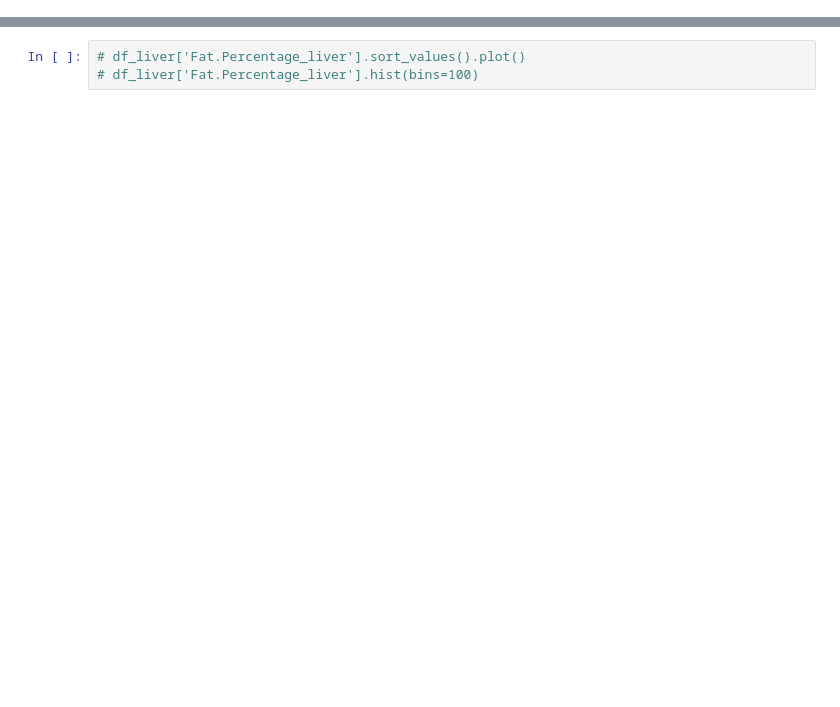
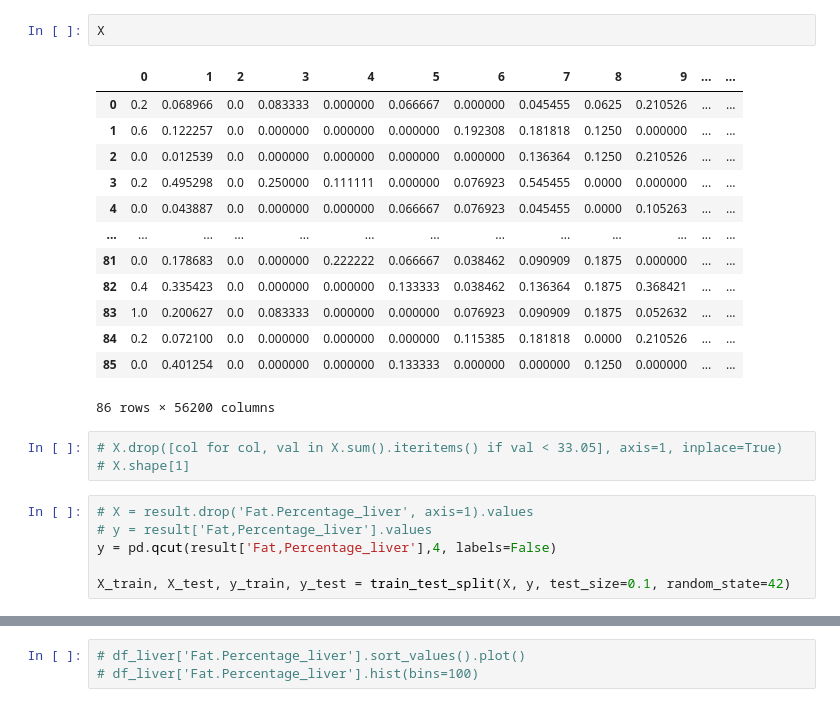
Before and after one commit to TaoyuMei/Bioinformatics_Hackathon_2020, a Jupyter notebook: simons_eda/quick_eda.ipynb, the cells around one changed output, grey strips where cells are left out. Drawn from its saved outputs; the diff is of its cells as text; blank space fills up the shorter version.

```diff
--- a/simons_eda/quick_eda.ipynb
+++ b/simons_eda/quick_eda.ipynb
@@ -33,0 +101,25 @@ df_liver.head()
+# %%
+X
+# %% [output]
+|  | 0 | 1 | 2 | 3 | 4 | 5 | 6 | 7 | 8 | 9 | ... | ... |
+| 0 | 0.2 | 0.068966 | 0.0 | 0.083333 | 0.000000 | 0.066667 | 0.000000 | 0.045455 | 0.0625 | 0.210526 | ... | ... |
+| 1 | 0.6 | 0.122257 | 0.0 | 0.000000 | 0.000000 | 0.000000 | 0.192308 | 0.181818 | 0.1250 | 0.000000 | ... | ... |
+| 2 | 0.0 | 0.012539 | 0.0 | 0.000000 | 0.000000 | 0.000000 | 0.000000 | 0.136364 | 0.1250 | 0.210526 | ... | ... |
+| 3 | 0.2 | 0.495298 | 0.0 | 0.250000 | 0.111111 | 0.000000 | 0.076923 | 0.545455 | 0.0000 | 0.000000 | ... | ... |
+| 4 | 0.0 | 0.043887 | 0.0 | 0.000000 | 0.000000 | 0.066667 | 0.076923 | 0.045455 | 0.0000 | 0.105263 | ... | ... |
+| ... | ... | ... | ... | ... | ... | ... | ... | ... | ... | ... | ... | ... |
+| 81 | 0.0 | 0.178683 | 0.0 | 0.000000 | 0.222222 | 0.066667 | 0.038462 | 0.090909 | 0.1875 | 0.000000 | ... | ... |
+| 82 | 0.4 | 0.335423 | 0.0 | 0.000000 | 0.000000 | 0.133333 | 0.038462 | 0.136364 | 0.1875 | 0.368421 | ... | ... |
+| 83 | 1.0 | 0.200627 | 0.0 | 0.083333 | 0.000000 | 0.000000 | 0.076923 | 0.090909 | 0.1875 | 0.052632 | ... | ... |
+| 84 | 0.2 | 0.072100 | 0.0 | 0.000000 | 0.000000 | 0.000000 | 0.115385 | 0.181818 | 0.0000 | 0.210526 | ... | ... |
+| 85 | 0.0 | 0.401254 | 0.0 | 0.000000 | 0.000000 | 0.133333 | 0.000000 | 0.000000 | 0.1250 | 0.000000 | ... | ... |
+86 rows × 56200 columns
+# %%
+# X.drop([col for col, val in X.sum().iteritems() if val < 33.05], axis=1, inplace=True)
+# X.shape[1]
+# %%
+# X = result.drop('Fat.Percentage_liver', axis=1).values
+# y = result['Fat,Percentage_liver'].values
+y = pd.qcut(result['Fat,Percentage_liver'],4, labels=False)
+
+X_train, X_test, y_train, y_test = train_test_split(X, y, test_size=0.1, random_state=42)
```
Also changed, not shown: parts of 32 cells of this notebook, 9 other files.
